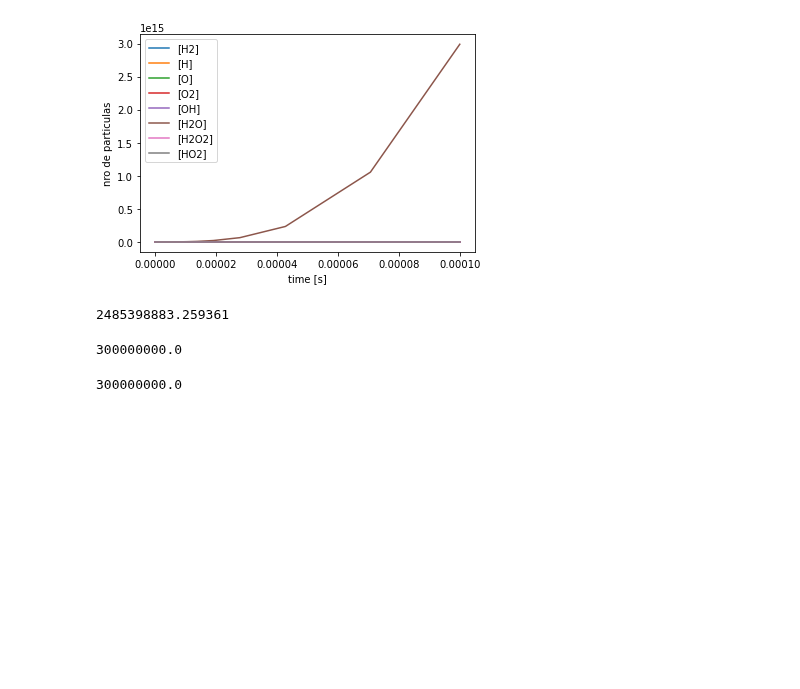
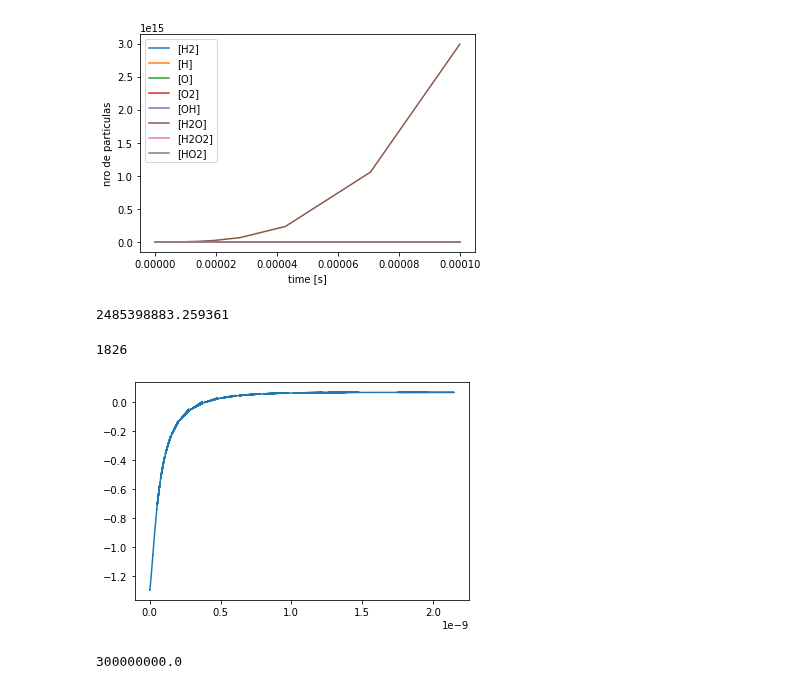
Before and after one commit to Lupama2/Vapor_en_burbuja_inicial_python, a Jupyter notebook: Reacciones y condensacion/main.ipynb, the cells around one changed output. Cells and saved outputs as stored; diff of their text form; code cells hidden in the pictures; blank space fills up the shorter version.

Commit message:
Analizo el comportamiento de mp

```diff
--- a/Reacciones y condensacion/main.ipynb
+++ b/Reacciones y condensacion/main.ipynb
@@ -318,10 +318,20 @@ print(soln.y[0,-1])
 # %% [output]
 [figure]
 2485398883.259361
-# %%
-print(np.sum(n))
-# %% [output]
-300000000.0
+# %%
+#Analizo mp
+
+#Importo datos
+from numpy import genfromtxt
+datos = genfromtxt('datos/mp_test.csv', delimiter=' ')
+
+#Grafico
+itermax = 500
+plt.plot(datos[:itermax,0], datos[:itermax,1], label='mp')
+print(len(datos[:,0]))
+# %% [output]
+1826
+[figure, added]
 # %%
 ntot = 0.0
 for i in range(n_species):
```
Also changed, not shown: parts of 2 cells of this notebook, 1 other file.
